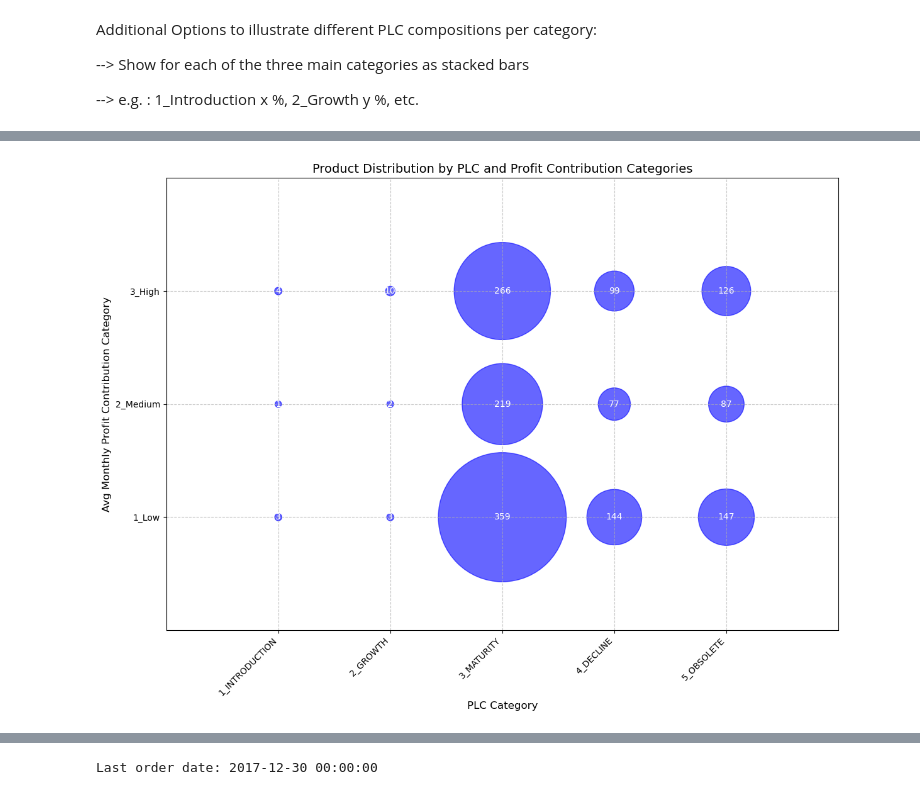
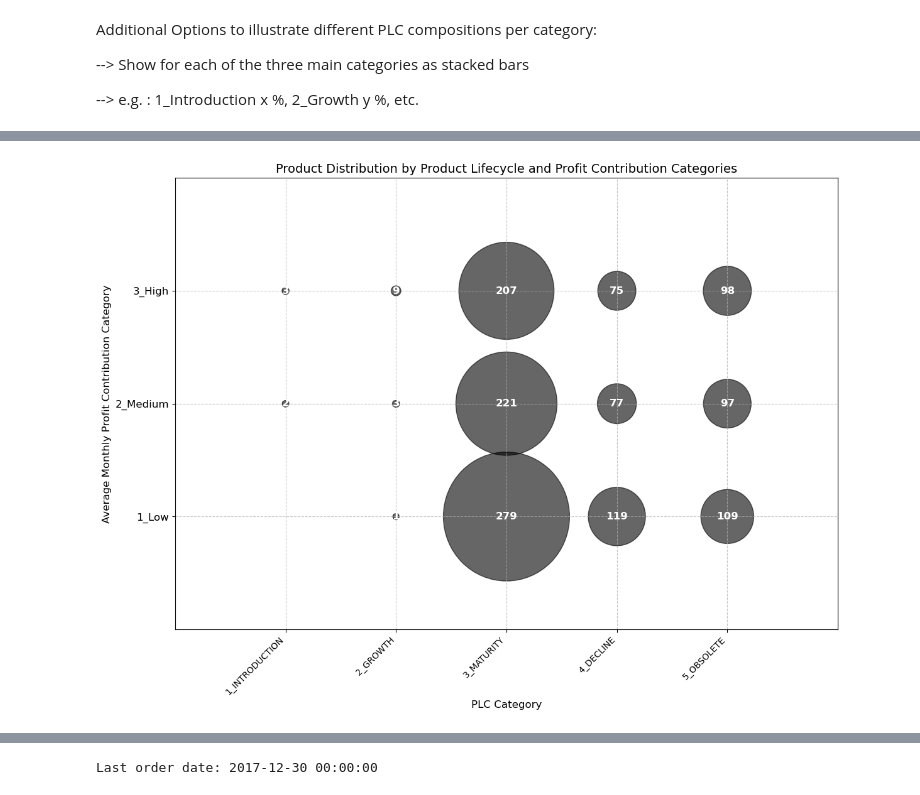
Before and after one commit to puma202581/CAB_Project_05_Superstore, a Jupyter notebook: Superstore_Feature_Eng_order_in_2017.ipynb, the cells around one changed output, grey strips where cells are left out. Drawn from its saved outputs; the diff is of its cells as text; code cells hidden in the pictures.

```diff
--- a/Superstore_Feature_Eng_order_in_2017.ipynb
+++ b/Superstore_Feature_Eng_order_in_2017.ipynb
@@ -996,6 +996,16 @@ df_product = df[['product_id', 'product_name', 'category', 'subcategory', 'produ
                  ]].drop_duplicates()
 
 
+# Calculate sub_category_competition
+# Add a new column in df_product which has for each product_id the number of product_id which are in the same subcategory as the product_id itself
+
+
+# Add a new column 'sub_category_count' with the number of product_id in the same subcategory
+subcategory_counts = df_product.groupby('subcategory')['product_id'].transform('count')
+df_product['sub_category_count'] = subcategory_counts.values
+
+
+
 # Take out all product_id with product last_sale_date in 2014, 2015 or 2016. Save data of removed products in a new df df_obsolete
 df_obsolete = df_product[df_product['product_date_last_sale'].dt.year.isin([2014, 2015, 2016])]
 df_product = df_product[~df_product['product_date_last_sale'].dt.year.isin([2014, 2015, 2016])]
@@ -1003,6 +1013,7 @@ df_product = df_product[~df_product['product_date_last_sale'].dt.year.isin([2014
 # Attention: this removed 347 SKUs from df_product, ~18% of all products
 
 
+
 df_product = df_product.sort_values(by=['product_id'])
 df_product = df_product.reset_index(drop=True)
 df_product.info()
@@ -1089,4 +1131,7 @@ df_product
 # show products with avg_profit_per_order < 0
 df_product[df_product['avg_profit_per_order'] < 0]
 
+# Drop all rows where avg_profit_per_order < 0 from df_product
+df_product = df_product[df_product['avg_profit_per_order'] >= 0]
+
 # 247 products fullfill condition -> Cancel products
@@ -1106,0 +1138,8 @@ df_product[df_product['avg_profit_per_order'] < 0]
+# %%
+# generate new column 'avg_discount_per_order' in df_product using all row-id for one product_id from dataframe df and adding up values in column 'discount' and then dividing by count of row_id for this product_id
+# To avoid the SettingWithCopyWarning, use .loc for assignment:
+df_product.loc[:, 'avg_discount_per_order'] = df_product['product_id'].map(
+    df.groupby('product_id')['discount'].mean()
+)
+
+df_product
@@ -1923,6 +2169,9 @@ import numpy as np
 # the circles should not overlap each other
 
 import matplotlib.pyplot as plt
+
+# # Limit the dataframe to only Technology category
+# df_product = df_product[df_product['category'] == 'Technology']
 
 # Define unique values for x-axis and y-axis
 x_categories = sorted(df_product['PLC_Category'].unique())
@@ -1958,36 +2207,45 @@ for x_cat in x_categories:
         # Plot a circle proportional to the total count
         if total_count > 0:
             radius = min_radius + (total_count - min_count) / (max_count - min_count) * (max_radius - min_radius)
             circle = plt.Circle(
                 (x_positions[x_cat], y_positions[y_cat]),  # Center position
                 radius=radius / 35,  # Scale radius
-                color='blue',
+                color='black',
                 alpha=0.6
             )
             ax.add_artist(circle)
-            ax.text(x_positions[x_cat], y_positions[y_cat], str(total_count), color='white', ha='center', va='center', fontsize=10)
+            ax.text(
+                x_positions[x_cat],
+                y_positions[y_cat],
+                str(total_count),
+                color='white',
+                ha='center',
+                va='center',
+                fontsize=12,
+                fontweight='bold'
+            )
 
 # Set x-axis and y-axis labels
 # Add extra space at the end of each axis by extending the limits
 ax.set_xlim(-0.5, len(x_categories) + 0.5)  # Extend x-axis limits
 ax.set_ylim(-0.5, len(y_categories) + 0.5)  # Extend y-axis limits
 
 # Set ticks and labels for x-axis and y-axis
 ax.set_xticks(list(x_positions.values())[:-1])  # Exclude the extra space from ticks
 ax.set_xticklabels(list(x_positions.keys())[:-1], rotation=45, ha='right', fontsize=10)  # Exclude the extra space from labels
 ax.set_yticks(list(y_positions.values())[:-1])  # Exclude the extra space from ticks
-ax.set_yticklabels(list(y_positions.keys())[:-1], fontsize=10)  # Exclude the extra space from labels
+ax.set_yticklabels(list(y_positions.keys())[:-1], fontsize=12)  # Exclude the extra space from labels
 
 # Add grid lines for better visualization
 ax.grid(True, linestyle='--', alpha=0.7)
 
 # Set axis labels and title
 ax.set_xlabel('PLC Category', fontsize=12)
-ax.set_ylabel('Avg Monthly Profit Contribution Category', fontsize=12)
-ax.set_title('Product Distribution by PLC and Profit Contribution Categories', fontsize=14)
+ax.set_ylabel('Average Monthly Profit Contribution Category', fontsize=12)
+ax.set_title('Product Distribution by Product Lifecycle and Profit Contribution Categories', fontsize=14)
 
 # Adjust layout and show the plot
 plt.tight_layout()
 plt.show()
 # %% [output]
-[figure, old version]
+[figure, new version]
```
Also changed, not shown: parts of 34 cells of this notebook, 5 other files.
